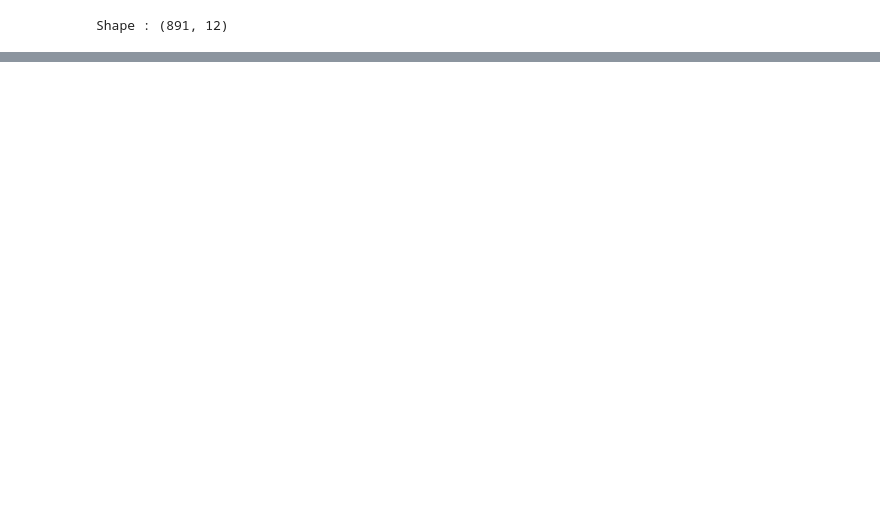
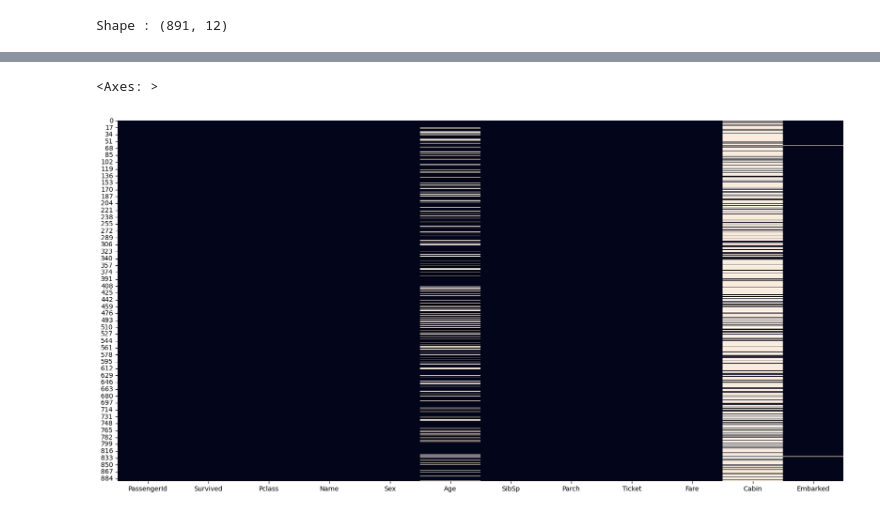
Before and after one commit to harifaly/EDA_TRAINING, a Jupyter notebook: Titanic_dataset_analysis.ipynb, the cells around one changed output, grey strips where cells are left out. Saved outputs shown, nothing was run; the diff lists cells and outputs as text; code cells hidden in the pictures; blank space fills up the shorter version.

```diff
--- a/Titanic_dataset_analysis.ipynb
+++ b/Titanic_dataset_analysis.ipynb
@@ -14,0 +55,6 @@ Shape : (891, 12)
+# %%
+plt.figure(figsize=(20,10))
+sns.heatmap(df.isna(),cbar=False)
+# %% [output]
+<Axes: >
+[figure, added]
```
Also changed, not shown: parts of 17 cells of this notebook.
